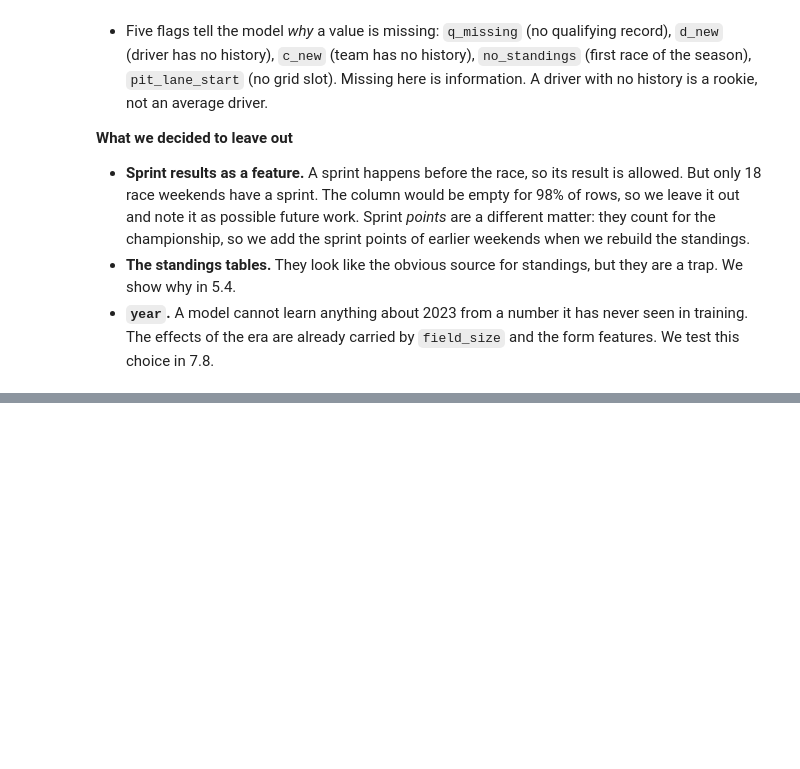
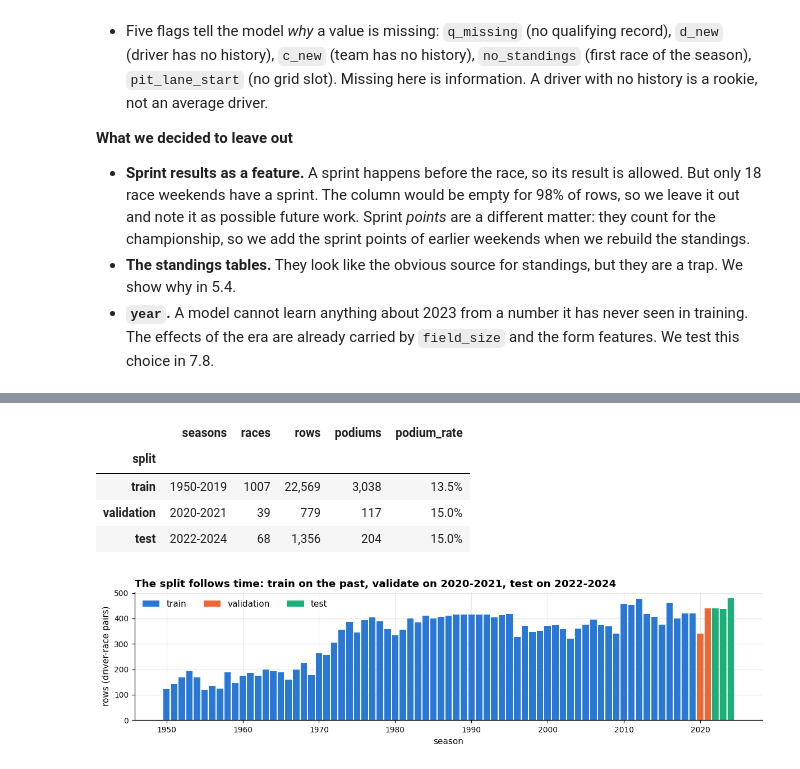
Before and after one commit to adhamshaheen/f1-podium-prediction, a Jupyter notebook: notebooke15c4f85e0.ipynb, the cells around one changed output, grey strips where cells are left out. Drawn from its saved outputs; the diff is of its cells as text; code cells hidden in the pictures; blank space fills up the shorter version.

```diff
--- a/notebooke15c4f85e0.ipynb
+++ b/notebooke15c4f85e0.ipynb
@@ -1956,0 +1978,34 @@ Features built in 4.5 s. Modelling table: 24,704 rows, 29 features in 6 groups.
+# %%
+def split_of(year):
+    """The set a season belongs to."""
+    return 'train' if year <= 2019 else ('validation' if year <= 2021 else 'test')
+
+model_table['split'] = model_table['year'].map(split_of)
+train_all = model_table[model_table['split'] == 'train']          # every season up to 2019. Section 6.4 decides where training starts
+val = model_table[model_table['split'] == 'validation']
+test = model_table[model_table['split'] == 'test']
+
+# No season is in two sets, and every validation / test race is later than every training race
+assert train_all['date'].max() < val['date'].min() < val['date'].max() < test['date'].min()
+assert set(train_all['raceId']).isdisjoint(val['raceId']) and set(val['raceId']).isdisjoint(test['raceId'])
+
+# Size and podium rate of each set
+split_summary = model_table.groupby('split').agg(seasons=('year', lambda y: f'{y.min()}-{y.max()}'), races=('raceId', 'nunique'),
+                                                 rows=(TARGET, 'size'), podiums=(TARGET, 'sum'), podium_rate=(TARGET, 'mean')).loc[['train', 'validation', 'test']]
+display(split_summary.style.format({'podium_rate': '{:.1%}', 'rows': '{:,}', 'podiums': '{:,}'}))
+
+# Rows per season, coloured by the set the season belongs to
+per_year = model_table.groupby(['year', 'split']).size().unstack(fill_value=0)
+fig, ax = plt.subplots(figsize=(11, 3))
+for name, colour in [('train', BLUE), ('validation', ORANGE), ('test', AQUA)]:
+    ax.bar(per_year.index, per_year[name], color=colour, label=name, width=0.85)
+ax.set_xlabel('season'); ax.set_ylabel('rows (driver-race pairs)'); ax.legend(ncol=3, loc='upper left')
+ax.set_title('The split follows time: train on the past, validate on 2020-2021, test on 2022-2024')
+finish(fig, '23_split_timeline')
+# %% [output]
+|  | seasons | races | rows | podiums | podium_rate |
+| split |  |  |  |  |  |
+| train | 1950-2019 | 1007 | 22,569 | 3,038 | 13.5% |
+| validation | 2020-2021 | 39 | 779 | 117 | 15.0% |
+| test | 2022-2024 | 68 | 1,356 | 204 | 15.0% |
+[figure, added]
```
Also changed, not shown: parts of 22 cells of this notebook.
